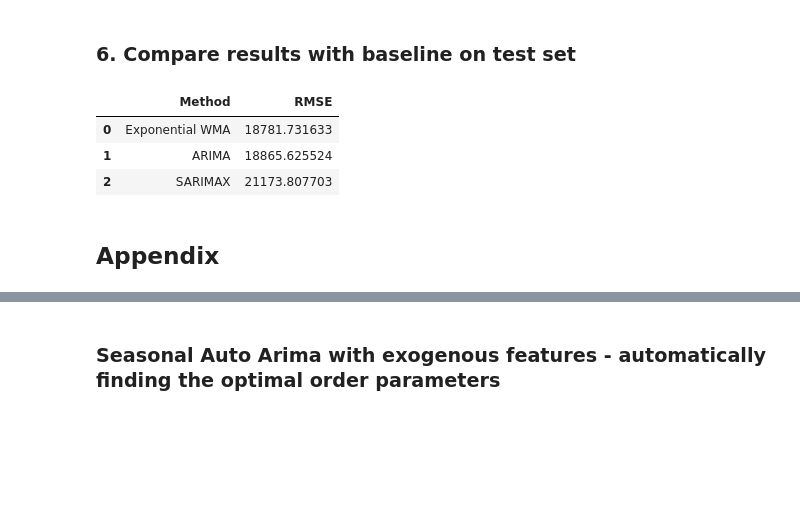
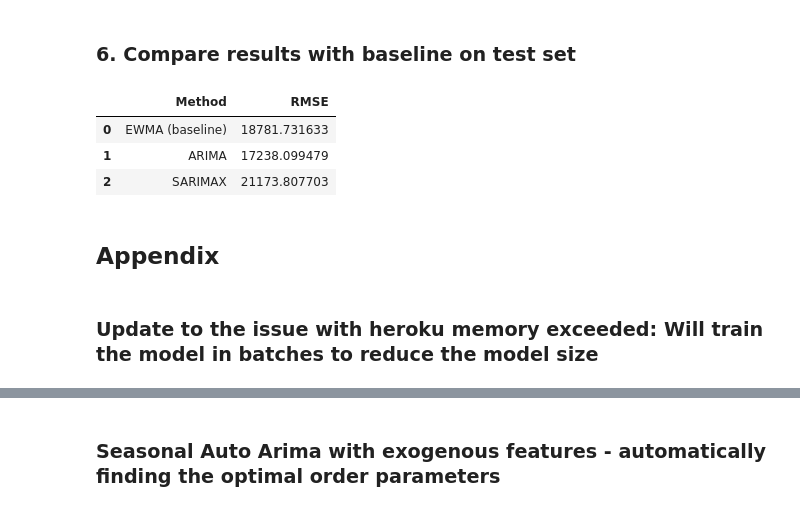
Before and after one commit to Kritz23/adv_mla_at2, a Jupyter notebook: notebooks/forecasting/dhawale_kritika-24587661-arima.ipynb, the cells around one changed output, grey strips where cells are left out. Cells and saved outputs as stored; diff of their text form; code cells hidden in the pictures; blank space fills up the shorter version.

Commit message:
fixed heroku memory issue

```diff
--- a/notebooks/forecasting/dhawale_kritika-24587661-arima.ipynb
+++ b/notebooks/forecasting/dhawale_kritika-24587661-arima.ipynb
@@ -232,9 +232,15 @@ plt.show()
 [figure]
 # %%
 from pmdarima import auto_arima
+from pmdarima.pipeline import Pipeline
+from pmdarima.preprocessing import BoxCoxEndogTransformer
 
-model_arima = auto_arima(df_train["revenue"], trace=True, error_action='ignore',
-                         suppress_warnings=True, seasonal=True, m=12, n_jobs=-1, stepwise=True)
-model_fit_arima = model_arima.fit(df_train["revenue"])
+ar_pipeline = Pipeline([
+            ("boxcox", BoxCoxEndogTransformer()),
+            ("model", auto_arima(df_train["revenue"], trace=True, error_action='ignore',
+                             suppress_warnings=True, seasonal=True, m=12, n_jobs=-1, stepwise=True))
+            ])
+
+ar_pipeline.fit(df_train["revenue"])
 # %% [output]
 Performing stepwise search to minimize aic
@@ -257,10 +267,13 @@ Total fit time: 594.454 seconds
 # %%
+# importing mean squared error metrics package from sklearn
+from sklearn.metrics import mean_squared_error
+
 # Evaluate the model on the Train & testing data
-train_pred_arima = model_fit_arima.predict(n_periods=len(df_train))
+train_pred_arima = ar_pipeline.predict(n_periods=len(df_train))
 train_rmse_arima = np.sqrt(mean_squared_error(df_train['revenue'], train_pred_arima))
 print("RMSE for ARIMA on Train data:", train_rmse_arima)
 
-test_pred_arima = model_fit_arima.predict(n_periods=len(df_test))
+test_pred_arima = ar_pipeline.predict(n_periods=len(df_test))
 test_rmse_arima = np.sqrt(mean_squared_error(df_test['revenue'], test_pred_arima))
 print("RMSE for ARIMA on Test data:", test_rmse_arima)
 # %% [output]
@@ -371,11 +389,11 @@ class SARIMAModel(BaseEstimator, TransformerMixin):
         return predictions.predicted_mean
 
 # Create a pipeline
-pipeline = Pipeline([
+sarx_pipeline = Pipeline([
     ('decomposer', SeasonalDecomposer(period=12)),
     ('sarima', SARIMAModel(order=(5,1,5), seasonal_order=(2,0,2,12)))
 ])
 
 # Fit the pipeline on training data
-pipeline.fit(df_train)
+sarx_pipeline.fit(df_train)
 # %% [output]
@@ -421,7 +449,7 @@ Pipeline(steps=[('decomposer', SeasonalDecomposer()),
 # %%
 # Make predictions on the train & testing data
-train_pred_sarimax = pipeline.predict(df_train)
-test_pred_sarimax = pipeline.predict(df_test)
+train_pred_sarimax = sarx_pipeline.predict(df_train)
+test_pred_sarimax = sarx_pipeline.predict(df_test)
 
 # Evaluate the SARIMAX model
 train_rmse_sarimax = np.sqrt(mean_squared_error(df_train['revenue'], train_pred_sarimax))
@@ -447,15 +475,17 @@ plt.show()
 ### 6. Compare results with baseline on test set
 # %%
 # Saving the rmse values into list
-results = [['Exponential WMA', test_rmse_ewma], ['ARIMA', test_rmse_arima], ['SARIMAX', test_rmse_sarimax]]
+results = [['EWMA (baseline)', test_rmse_ewma], ['ARIMA', test_rmse_arima], ['SARIMAX', test_rmse_sarimax]]
 
 # Create the pandas DataFrame for results
 df_results = pd.DataFrame(results, columns=['Method', 'RMSE'])
 df_results
 # %% [output]
 |  | Method | RMSE |
-| 0 | Exponential WMA | 18781.731633 |
-| 1 | ARIMA | 18865.625524 |
+| 0 | EWMA (baseline) | 18781.731633 |
+| 1 | ARIMA | 17238.099479 |
 | 2 | SARIMAX | 21173.807703 |
 # %% [markdown]
 ## Appendix
+# %% [markdown]
+### Update to the issue with heroku memory exceeded: Will train the model in batches to reduce the model size
```
Also changed, not shown: parts of 11 cells of this notebook, 3 other files.
